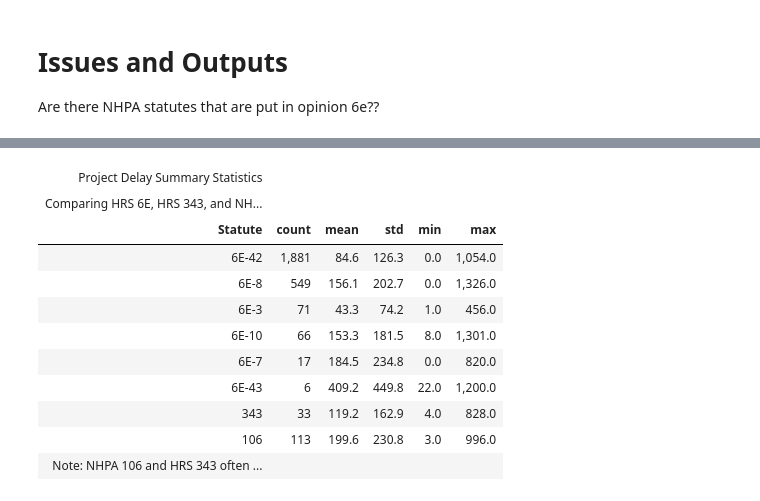
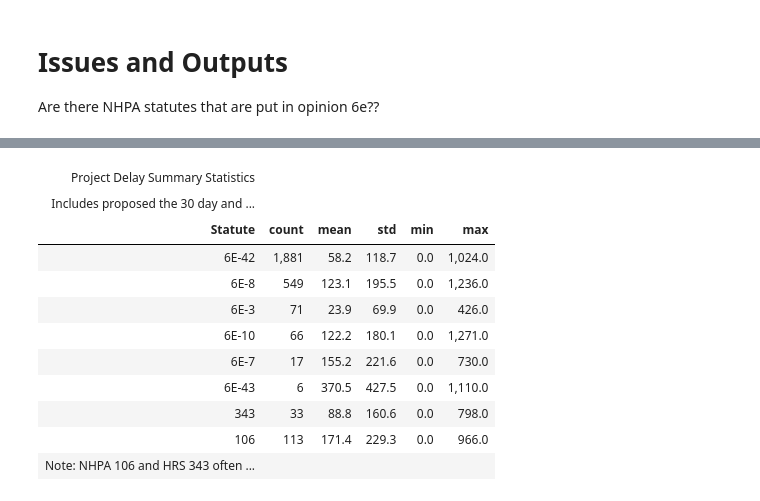
Before and after one commit to kevinphan981/maui-shpd-classification, a Jupyter notebook: src/analysis.ipynb, the cells around one changed output, grey strips where cells are left out. Drawn from its saved outputs; the diff is of its cells as text; code cells hidden in the pictures.

```diff
--- a/src/analysis.ipynb
+++ b/src/analysis.ipynb
@@ -246,13 +311,14 @@ def calculate_cost_delay(row):
     cost_106 = np.nan
 
     # Statutes contains '6E' (using 'in' because 'row' is a Series of one row)
-    if '6E' in str(row['Statutes']):
+    if 'HRS' in str(row['Statutes']):
         # row['Date Opinion 6E'] is a single timestamp, so we use .year directly
         year = row['Date Opinion 6E'].year
         r = interest_finder(year)
         cost_6e = ((1 + r)**row['delay_6e'] - 1)
 
-    elif '106' in str(row['Statutes']):
+    # no elif here, separate condition
+    if '106' in str(row['Statutes']):
         year = row['Date Opinion 106'].year
         r = interest_finder(year)
         cost_106 = ((1 + r)**row['delay_106'] - 1)
@@ -320,50 +396,48 @@ statute_map = {
 stats_list = []
 
 for code, col_name in statute_map.items():
     # Filter rows where 'Statutes' contains the code
     subset = df[df['Statutes'].str.contains(code, na=False, case=False)]
 
     if not subset.empty:
         # Pull stats for the SPECIFIC column assigned in our map
         desc = subset[col_name].describe()
         desc['Statute'] = code
         desc['Source_Col'] = col_name # Optional: keep track of which column was used
         stats_list.append(desc)
 
 # Build the final DataFrame
 summary_df = pd.concat(stats_list, axis=1).T.reset_index(drop=True)
 
 # Clean up column order
 cols = ['Statute', 'count', 'mean', 'std', 'min', 'max']
 summary_df = summary_df[cols]
-# table =GT(summary_df)
-(
+table = (
     GT(summary_df).tab_header(
         title="Project Delay Summary Statistics",
-        subtitle="Comparing HRS 6E, HRS 343, and NHPA Section 106"
+        subtitle="Includes proposed the 30 day and 90 day shotclock in calculation"
     )
     .fmt_number(columns=["mean", "std", "min", "max"], decimals=1)
     .fmt_integer(columns=["count"])
     .tab_source_note(
         source_note="Note: NHPA 106 and HRS 343 often overlap with 6E reviews."
     )
-    # .tab_style(
-    #     style="font-weight: bold;"
-    #     locations= loc.body(columns="Statute")
-    # )
 )
+
+path = "../images"
+table.save(f"{path}/project_summary.png")
 # %% [output]
 | Project Delay Summary Statistics |  |  |  |  |  |
-| Comparing HRS 6E, HRS 343, and NH... |  |  |  |  |  |
+| Includes proposed the 30 day and ... |  |  |  |  |  |
 | Statute | count | mean | std | min | max |
-| 6E-42 | 1,881 | 84.6 | 126.3 | 0.0 | 1,054.0 |
-| 6E-8 | 549 | 156.1 | 202.7 | 0.0 | 1,326.0 |
-| 6E-3 | 71 | 43.3 | 74.2 | 1.0 | 456.0 |
-| 6E-10 | 66 | 153.3 | 181.5 | 8.0 | 1,301.0 |
-| 6E-7 | 17 | 184.5 | 234.8 | 0.0 | 820.0 |
-| 6E-43 | 6 | 409.2 | 449.8 | 22.0 | 1,200.0 |
-| 343 | 33 | 119.2 | 162.9 | 4.0 | 828.0 |
-| 106 | 113 | 199.6 | 230.8 | 3.0 | 996.0 |
+| 6E-42 | 1,881 | 58.2 | 118.7 | 0.0 | 1,024.0 |
+| 6E-8 | 549 | 123.1 | 195.5 | 0.0 | 1,236.0 |
+| 6E-3 | 71 | 23.9 | 69.9 | 0.0 | 426.0 |
+| 6E-10 | 66 | 122.2 | 180.1 | 0.0 | 1,271.0 |
+| 6E-7 | 17 | 155.2 | 221.6 | 0.0 | 730.0 |
+| 6E-43 | 6 | 370.5 | 427.5 | 0.0 | 1,110.0 |
+| 343 | 33 | 88.8 | 160.6 | 0.0 | 798.0 |
+| 106 | 113 | 171.4 | 229.3 | 0.0 | 966.0 |
 | Note: NHPA 106 and HRS 343 often ... |  |  |  |  |  |
 # %%
 # Map the statute to its corresponding COST column
```
Also changed, not shown: parts of 10 cells of this notebook, 4 other files.
